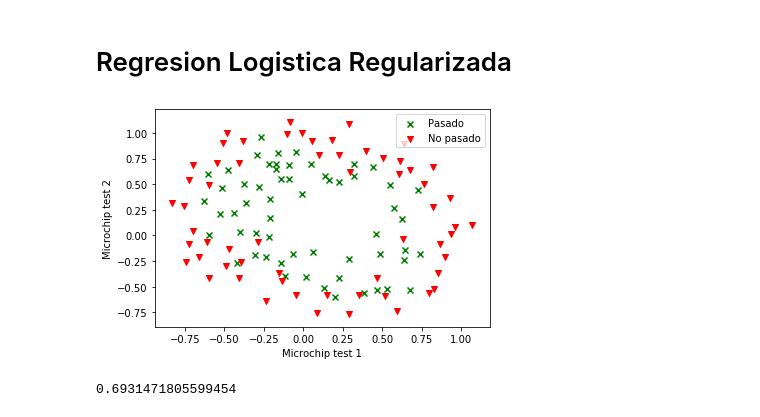
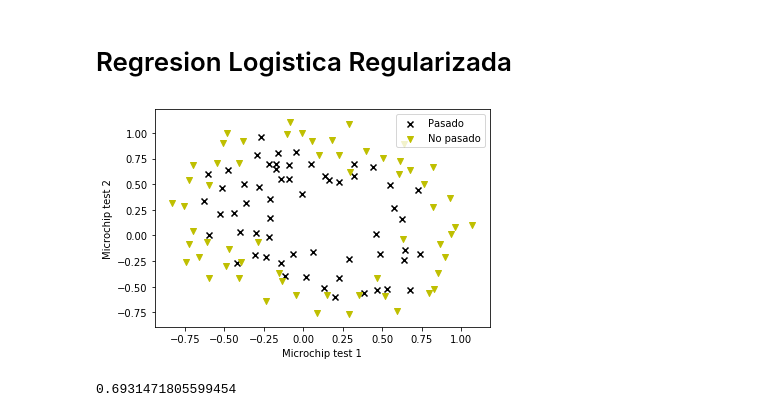
Before and after one commit to GuillermoOvejeroSanchez/Aprendizaje-Automatico, a Jupyter notebook: LogisticRegression/LogisticRegression.ipynb, the cells around one changed output. Cells and saved outputs as stored; diff of their text form; code cells hidden in the pictures.

```diff
--- a/LogisticRegression/LogisticRegression.ipynb
+++ b/LogisticRegression/LogisticRegression.ipynb
@@ -212,18 +212,18 @@ theta = np.zeros(np.shape(X[1]))
 # %%
 #pasado
 pos = np.where(Y == 1)
-plt.scatter(X[pos, 0], X[pos, 1], marker='x', c='g', label='Pasado')
+plt.scatter(X[pos, 0], X[pos, 1], marker='x', c='k', label='Pasado')
 
 #no pasado
 pos = np.where(Y == 0)
-plt.scatter(X[pos,0], X[pos,1], marker='v', c='r', label='No pasado')
+plt.scatter(X[pos,0], X[pos,1], marker='v', c='y', label='No pasado')
 
 plt.legend(loc = 'upper right')
 plt.xlabel("Microchip test 1")
 plt.ylabel("Microchip test 2")
 plt.show()
 # %% [output]
-[figure, old version]
+[figure, new version]
 # %%
 import sklearn.preprocessing as prep
 poly = prep.PolynomialFeatures(6)
```
Also changed, not shown: parts of 1 cell of this notebook, 2 other files.
